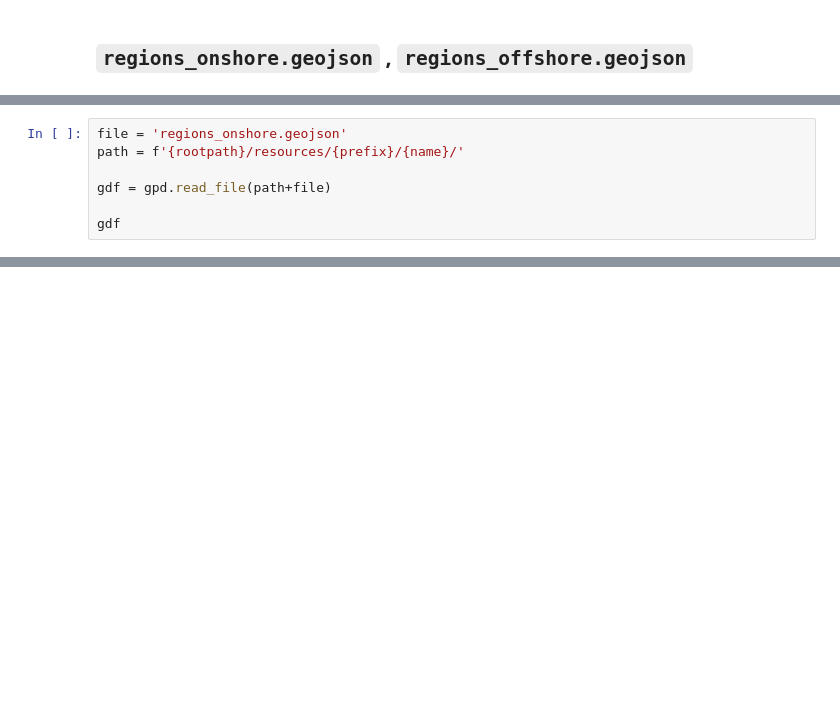
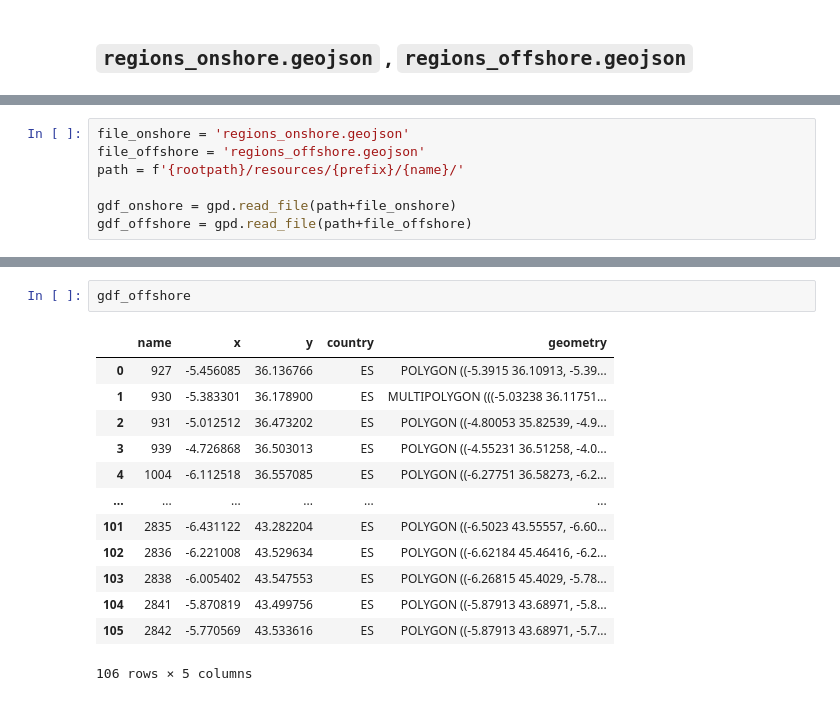
Before and after one commit to cristobal-GC/pypsaX-notebooks, a Jupyter notebook: rules/base_network.ipynb, the cells around one changed output, grey strips where cells are left out. Drawn from its saved outputs; the diff is of its cells as text; blank space fills up the shorter version.

```diff
--- a/rules/base_network.ipynb
+++ b/rules/base_network.ipynb
@@ -148,7 +163,7 @@ Contains onshore and offshore regions information stored in `n.shapes`, but thes
 # %%
-file = 'regions_onshore.geojson'
+file_onshore = 'regions_onshore.geojson'
+file_offshore = 'regions_offshore.geojson'
 path = f'{rootpath}/resources/{prefix}/{name}/'
 
-gdf = gpd.read_file(path+file)
-
-gdf
+gdf_onshore = gpd.read_file(path+file_onshore)
+gdf_offshore = gpd.read_file(path+file_offshore)
@@ -170,0 +186,16 @@ Contains onshore and offshore regions information stored in `n.shapes`.
+# %%
+gdf_offshore
+# %% [output]
+|  | name | x | y | country | geometry |
+| 0 | 927 | -5.456085 | 36.136766 | ES | POLYGON ((-5.3915 36.10913, -5.39... |
+| 1 | 930 | -5.383301 | 36.178900 | ES | MULTIPOLYGON (((-5.03238 36.11751... |
+| 2 | 931 | -5.012512 | 36.473202 | ES | POLYGON ((-4.80053 35.82539, -4.9... |
+| 3 | 939 | -4.726868 | 36.503013 | ES | POLYGON ((-4.55231 36.51258, -4.0... |
+| 4 | 1004 | -6.112518 | 36.557085 | ES | POLYGON ((-6.27751 36.58273, -6.2... |
+| ... | ... | ... | ... | ... | ... |
+| 101 | 2835 | -6.431122 | 43.282204 | ES | POLYGON ((-6.5023 43.55557, -6.60... |
+| 102 | 2836 | -6.221008 | 43.529634 | ES | POLYGON ((-6.62184 45.46416, -6.2... |
+| 103 | 2838 | -6.005402 | 43.547553 | ES | POLYGON ((-6.26815 45.4029, -5.78... |
+| 104 | 2841 | -5.870819 | 43.499756 | ES | POLYGON ((-5.87913 43.68971, -5.8... |
+| 105 | 2842 | -5.770569 | 43.533616 | ES | POLYGON ((-5.87913 43.68971, -5.7... |
+106 rows × 5 columns
```
Also changed, not shown: parts of 11 cells of this notebook, 2 other files.
